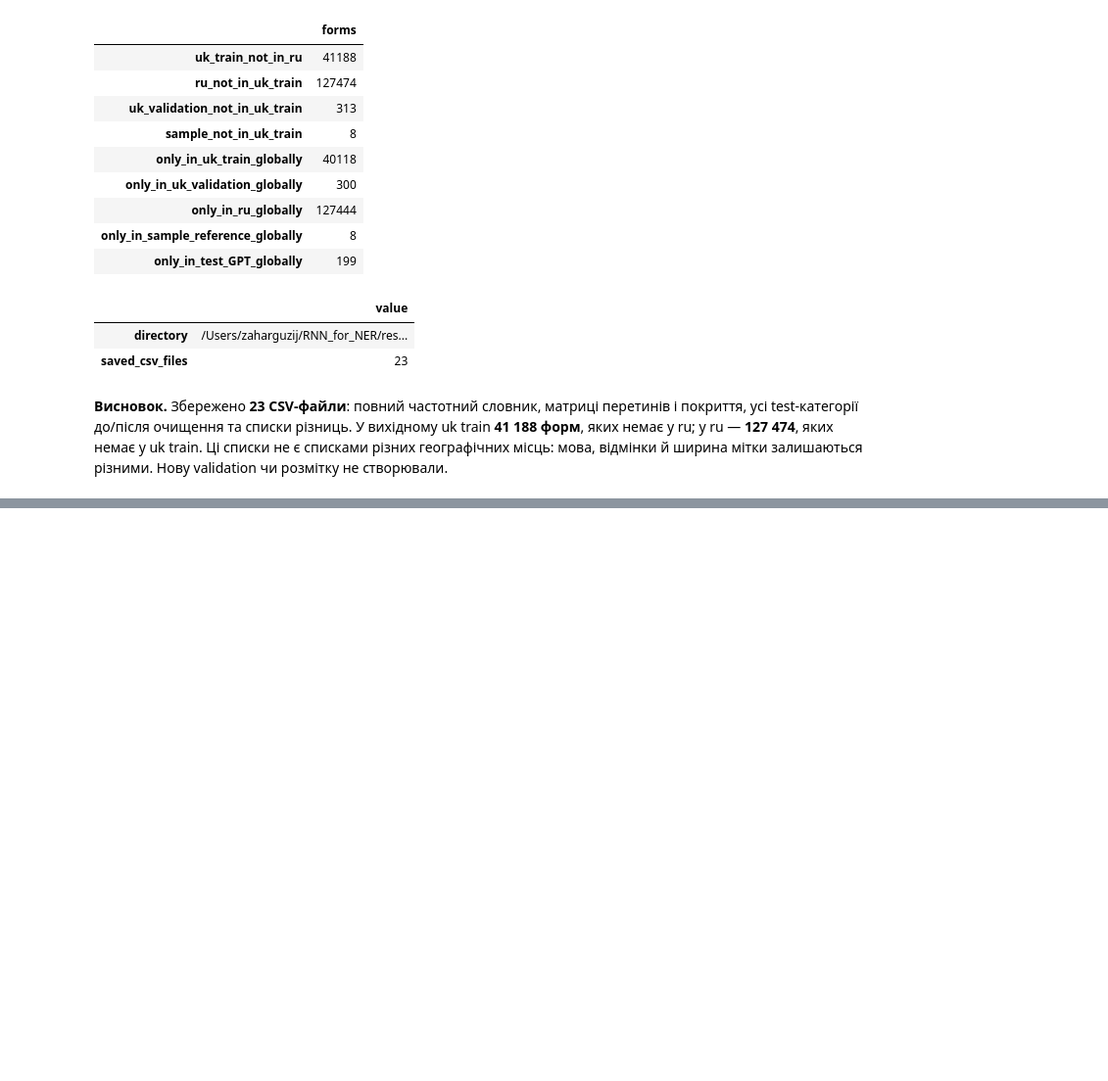
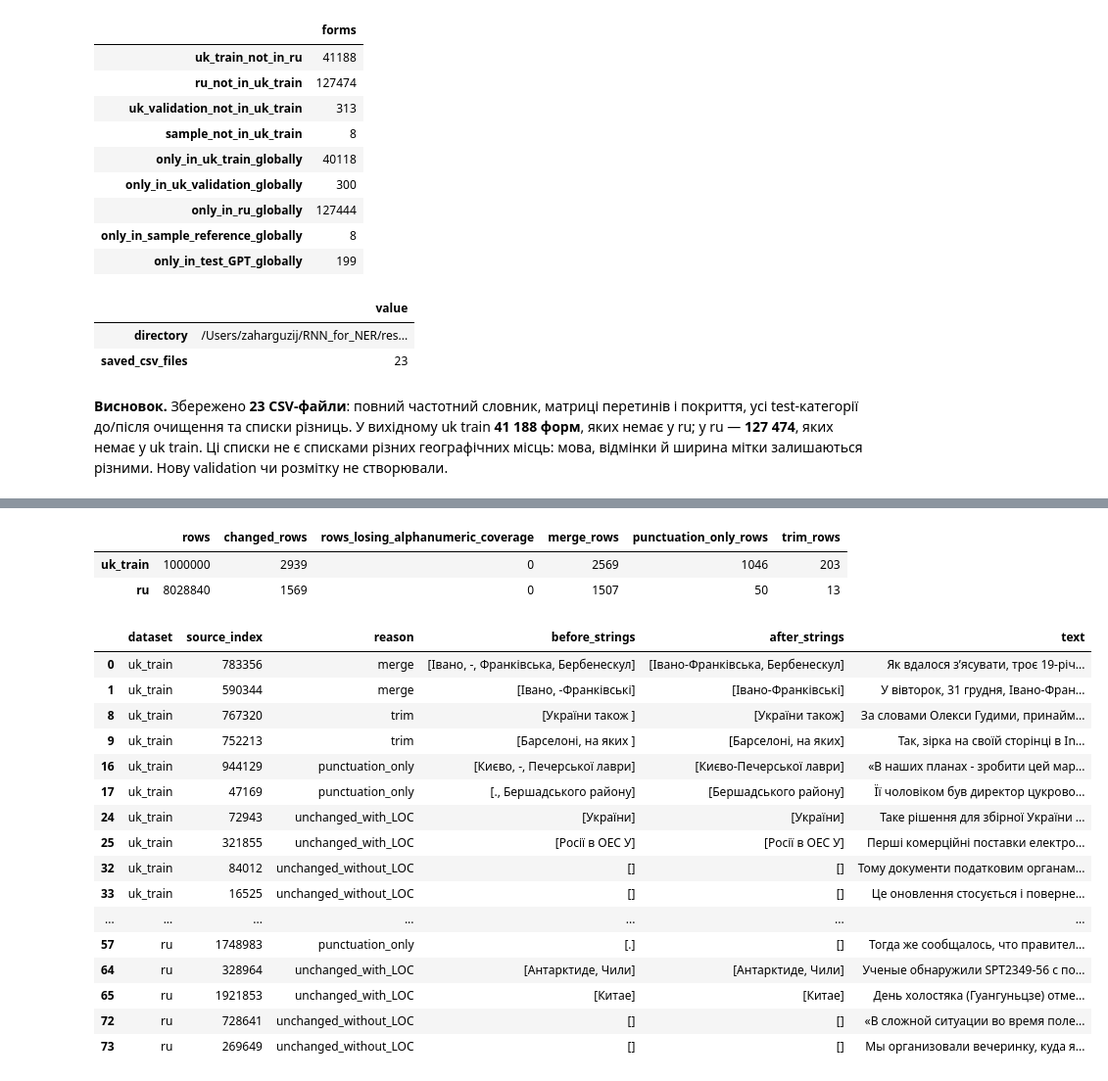
Before and after one commit to mykhailoisupov/RNN_for_NER, a Jupyter notebook: notebooks/EDA.ipynb, the cells around one changed output, grey strips where cells are left out. Shown at 98% size. Drawn from its saved outputs; the diff is of its cells as text; code cells hidden in the pictures; blank space fills up the shorter version.

```diff
--- a/notebooks/EDA.ipynb
+++ b/notebooks/EDA.ipynb
@@ -3140,0 +3151,40 @@ pd.Series({"directory":str(vocab_dir),"saved_csv_files":len(list(vocab_dir.glob(
+# %%
+import sys
+preflight_root = DATA.resolve().parent
+if str(preflight_root) not in sys.path: sys.path.insert(0,str(preflight_root))
+from scripts.preflight_analysis import cleaning_review, span_recovery
+preflight_dir = DATA.resolve().parent / "results" / "preflight"
+preflight_dir.mkdir(parents=True,exist_ok=True)
+cleaning_audits, cleaning_examples = {}, []
+for name,frame in {"uk_train":uk.loc[uk.is_valid.eq(0)],"ru":ru}.items():
+    summary,examples = cleaning_review(frame,clean_spans)
+    cleaning_audits[name] = summary
+    cleaning_examples.append(examples.assign(dataset=name))
+cleaning_audits = pd.DataFrame(cleaning_audits).T.fillna(0).astype(int)
+cleaning_examples = pd.concat(cleaning_examples,ignore_index=True)
+display(cleaning_audits)
+cleaning_audits.to_csv(preflight_dir / "cleaning_invariants.csv")
+cleaning_examples.to_csv(preflight_dir / "cleaning_review_examples.csv",index=False)
+with pd.option_context("display.max_colwidth",180):
+    display(cleaning_examples.groupby(["dataset","reason"],sort=False).head(2)[["dataset","source_index","reason","before_strings","after_strings","text"]])
+# %% [output]
+|  | rows | changed_rows | rows_losing_alphanumeric_coverage | merge_rows | punctuation_only_rows | trim_rows |
+| uk_train | 1000000 | 2939 | 0 | 2569 | 1046 | 203 |
+| ru | 8028840 | 1569 | 0 | 1507 | 50 | 13 |
+|  | dataset | source_index | reason | before_strings | after_strings | text |
+| 0 | uk_train | 783356 | merge | [Івано, -, Франківська, Бербенескул] | [Івано-Франківська, Бербенескул] | Як вдалося з’ясувати, троє 19-річ... |
+| 1 | uk_train | 590344 | merge | [Івано, -Франківські] | [Івано-Франківські] | У вівторок, 31 грудня, Івано-Фран... |
+| 8 | uk_train | 767320 | trim | [України також ] | [України також] | За словами Олекси Гудими, принайм... |
+| 9 | uk_train | 752213 | trim | [Барселоні, на яких ] | [Барселоні, на яких] | Так, зірка на своїй сторінці в In... |
+| 16 | uk_train | 944129 | punctuation_only | [Києво, -, Печерської лаври] | [Києво-Печерської лаври] | «В наших планах - зробити цей мар... |
+| 17 | uk_train | 47169 | punctuation_only | [., Бершадського району] | [Бершадського району] | Її чоловіком був директор цукрово... |
+| 24 | uk_train | 72943 | unchanged_with_LOC | [України] | [України] | Таке рішення для збірної України ... |
+| 25 | uk_train | 321855 | unchanged_with_LOC | [Росії в ОЕС У] | [Росії в ОЕС У] | Перші комерційні поставки електро... |
+| 32 | uk_train | 84012 | unchanged_without_LOC | [] | [] | Тому документи податковим органам... |
+| 33 | uk_train | 16525 | unchanged_without_LOC | [] | [] | Це оновлення стосується і поверне... |
+| ... | ... | ... | ... | ... | ... | ... |
+| 57 | ru | 1748983 | punctuation_only | [.] | [] | Тогда же сообщалось, что правител... |
+| 64 | ru | 328964 | unchanged_with_LOC | [Антарктиде, Чили] | [Антарктиде, Чили] | Ученые обнаружили SPT2349-56 с по... |
+| 65 | ru | 1921853 | unchanged_with_LOC | [Китае] | [Китае] | День холостяка (Гуангуньцзе) отме... |
+| 72 | ru | 728641 | unchanged_without_LOC | [] | [] | «В сложной ситуации во время поле... |
+| 73 | ru | 269649 | unchanged_without_LOC | [] | [] | Мы организовали вечеринку, куда я... |
```
Also changed, not shown: parts of 9 cells of this notebook, 1 other file.
